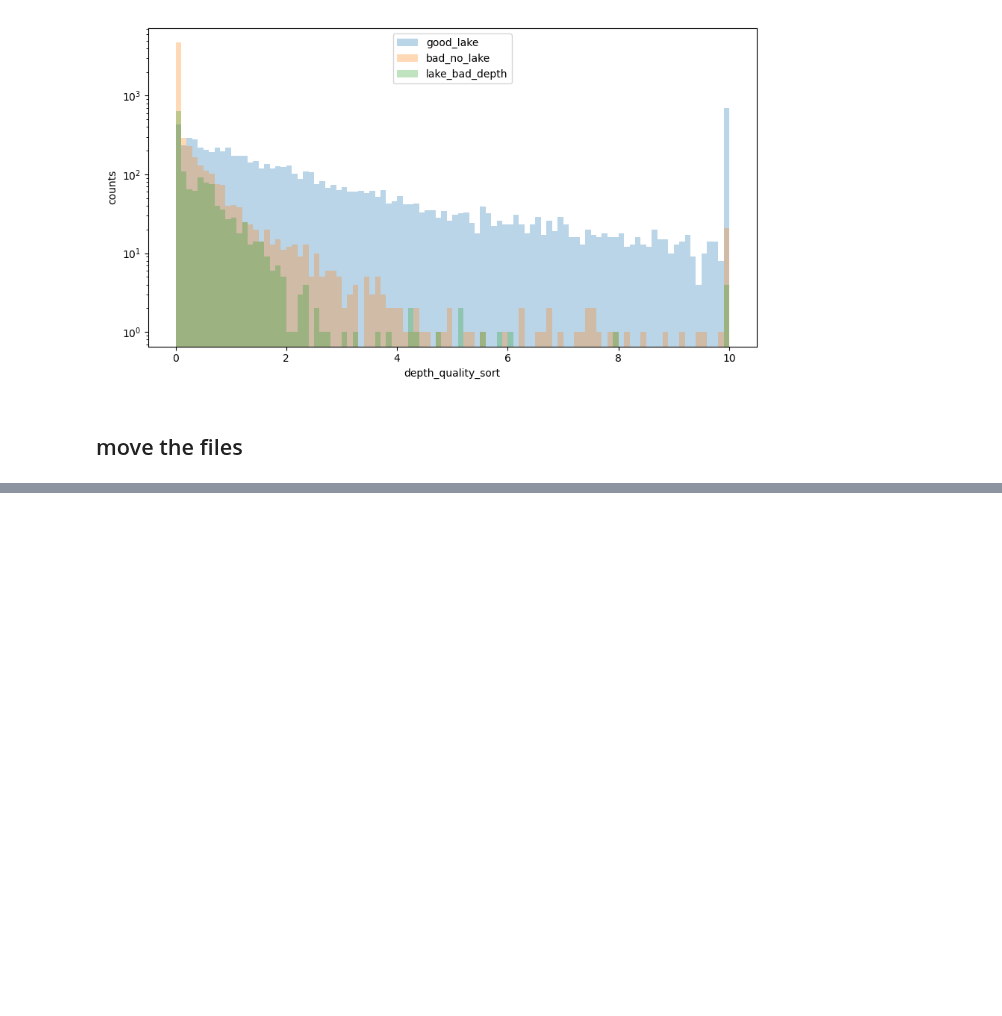
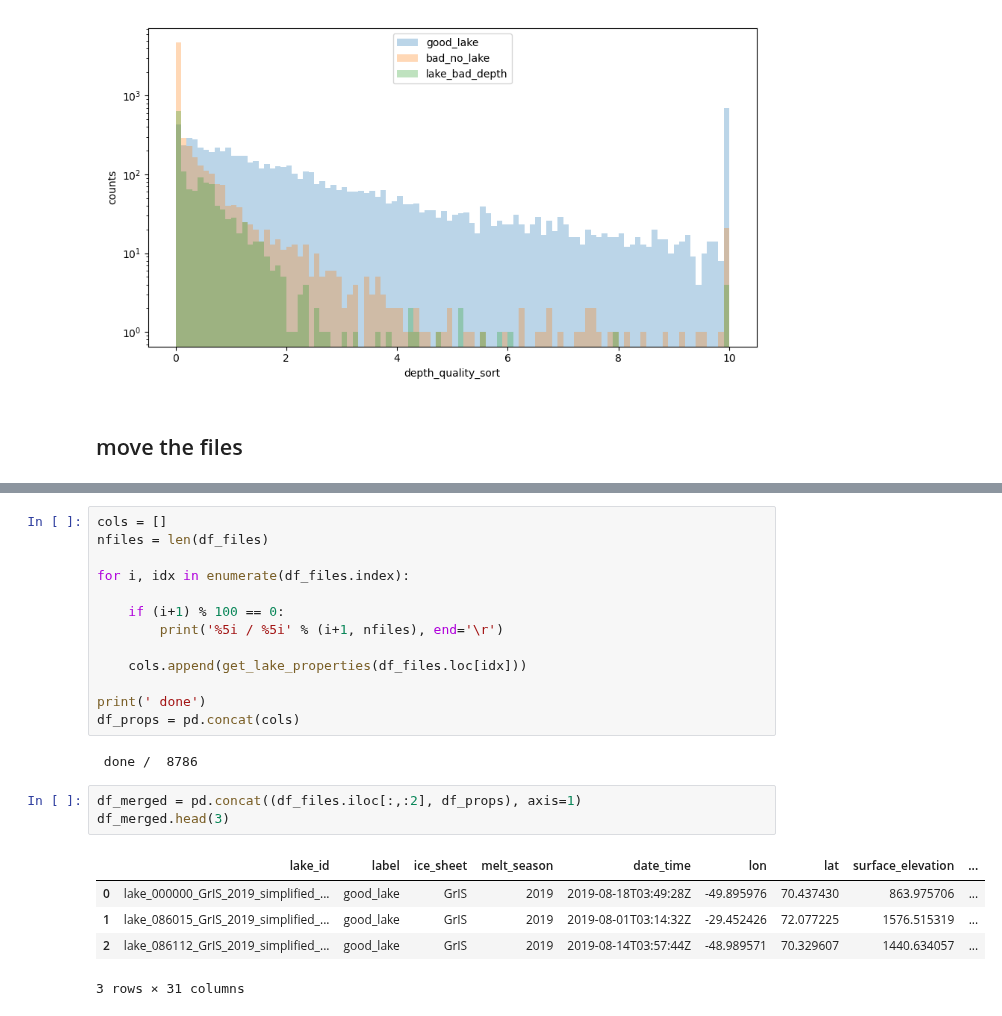
Before and after one commit to fliphilipp/GlacierLakeDetectionICESat2, a Jupyter notebook: GLD3-GrIS-compile-lake-info.ipynb, the cells around one changed output, grey strips where cells are left out. Cells and saved outputs as stored; diff of their text form; blank space fills up the shorter version.

```diff
--- a/GLD3-GrIS-compile-lake-info.ipynb
+++ b/GLD3-GrIS-compile-lake-info.ipynb
@@ -337,0 +381,24 @@ get_attributes(r)
+# %%
+cols = []
+nfiles = len(df_files)
+
+for i, idx in enumerate(df_files.index):
+
+    if (i+1) % 100 == 0:
+        print('%5i / %5i' % (i+1, nfiles), end='\r')
+
+    cols.append(get_lake_properties(df_files.loc[idx]))
+
+print(' done')
+df_props = pd.concat(cols)
+# %% [output]
+ done /  8786
+# %%
+df_merged = pd.concat((df_files.iloc[:,:2], df_props), axis=1)
+df_merged.head(3)
+# %% [output]
+|  | lake_id | label | ice_sheet | melt_season | date_time | lon | lat | surface_elevation | ... |
+| 0 | lake_000000_GrIS_2019_simplified_... | good_lake | GrIS | 2019 | 2019-08-18T03:49:28Z | -49.895976 | 70.437430 | 863.975706 | ... |
+| 1 | lake_086015_GrIS_2019_simplified_... | good_lake | GrIS | 2019 | 2019-08-01T03:14:32Z | -29.452426 | 72.077225 | 1576.515319 | ... |
+| 2 | lake_086112_GrIS_2019_simplified_... | good_lake | GrIS | 2019 | 2019-08-14T03:57:44Z | -48.989571 | 70.329607 | 1440.634057 | ... |
+3 rows × 31 columns
```
Also changed, not shown: parts of 15 cells of this notebook, 1 other file.
